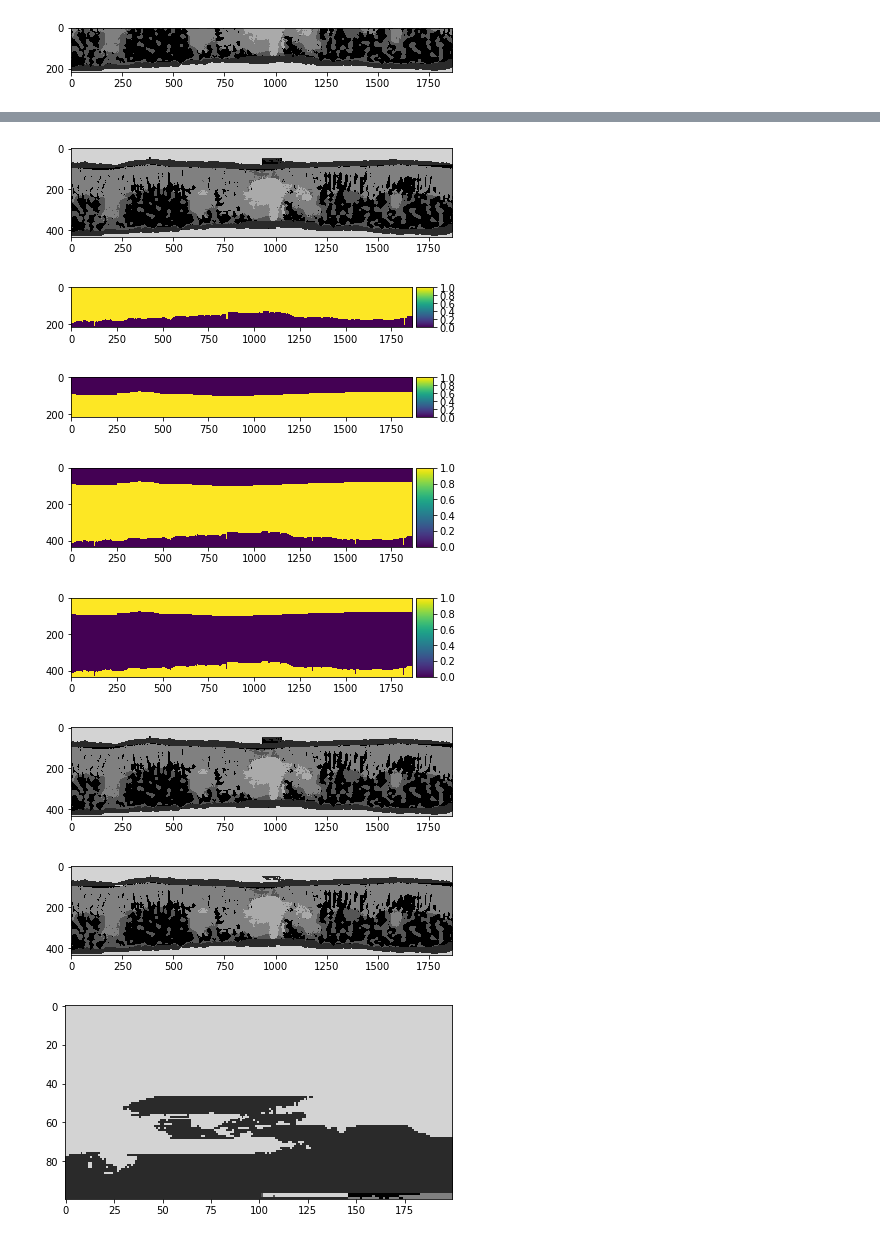
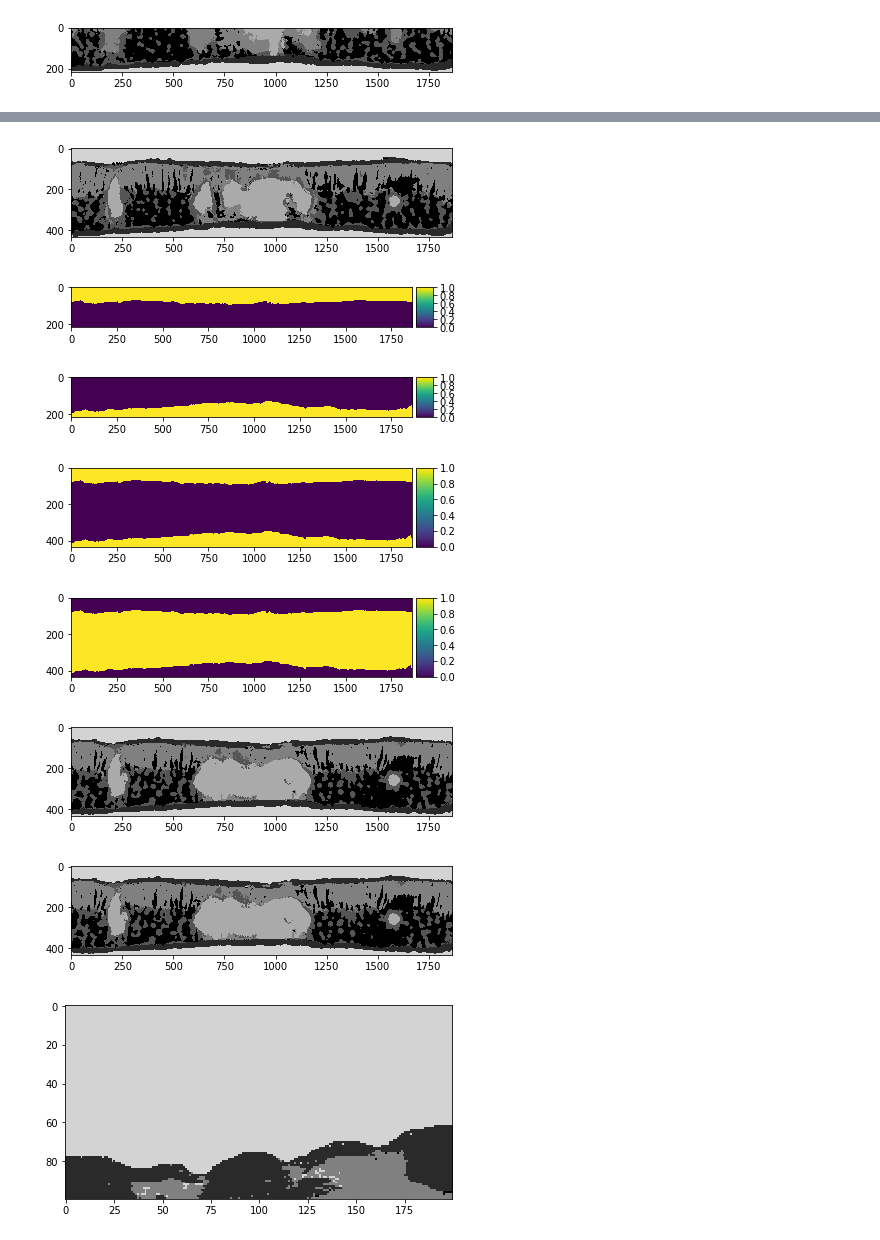
Before and after one commit to masonearles/3DLeafCT, a Jupyter notebook: ML_microCT/jupyter/3DLeafSeg_Postprocess.ipynb, the cells around one changed output, grey strips where cells are left out. Saved outputs shown, nothing was run; the diff lists cells and outputs as text; code cells hidden in the pictures.

```diff
--- a/ML_microCT/jupyter/3DLeafSeg_Postprocess.ipynb
+++ b/ML_microCT/jupyter/3DLeafSeg_Postprocess.ipynb
@@ -304,13 +284,14 @@ io.show()
 rangeA = range(0,img3.shape[1]/2)
 tileA = np.tile(rangeA,(img3.shape[2],img3.shape[0],1))
 tileA = np.moveaxis(tileA,[0,1,2],[2,0,1])
+tileB = np.flip(tileA,1)
 io.imshow(tileA[0,:,:])
 io.show()
-# Define 3D array of distances from upper value of image.shape[1] to median value
-rangeB = range(img3.shape[1]/2,img3.shape[1])
-tileB = np.tile(rangeB,(img3.shape[2],img3.shape[0],1))
-tileB = np.moveaxis(tileB,[0,1,2],[2,0,1])
-tileB = np.flip(tileB,1)
+# # Define 3D array of distances from upper value of image.shape[1] to median value
+# rangeB = range(img3.shape[1]/2,img3.shape[1])
+# tileB = np.tile(rangeB,(img3.shape[2],img3.shape[0],1))
+# tileB = np.moveaxis(tileB,[0,1,2],[2,0,1])
+# # tileB = np.flip(tileB,1)
 io.imshow(tileB[0,:,:])
 io.show()
 # %% [output]
@@ -447,26 +441,27 @@ epi_inner_down = (epi_inner_down==0)*1
 # epi_inner_invert = (epi_inner==0)*1
 
 #add lower and upper halves
-epi_inner_fill = np.concatenate((epi_inner_down,epi_inner_up), axis = 1)
+# epi_inner_fill = np.concatenate((epi_inner_down,epi_inner_up), axis = 1)
+epi_inner_fill = np.concatenate((epi_inner_up,epi_inner_down), axis = 1)
 epi_inner_fill_invert = (epi_inner_fill==0)*1
 # %%
-m = 0
+m = 10
 io.imshow(img3[m,:,:])
 io.show()
 io.imshow(epi_inner_up[m,:,:])
 io.show()
 io.imshow(epi_inner_down[m,:,:])
 io.show()
 io.imshow(epi_inner_fill[m,:,:])
 io.show()
 io.imshow(epi_inner_fill_invert[m,:,:])
 io.show()
 # %% [output]
-[figure, old version]
+[figure, new version]
-[figure, old version]
+[figure, new version]
-[figure, old version]
+[figure, new version]
-[figure, old version]
+[figure, new version]
-[figure, old version]
+[figure, new version]
 # %%
 # Set all background identified as IAS that lies outside epidermal boundaries as BG
 # Set all IAS identified as BG that lies within epidermal boundaries as IAS
@@ -477,5 +472,5 @@ img4[(img4==ias)*(epi_out==1)] = bg
 # %%
-x = 0
+x = 28
 io.imshow(img3[x,:,:])
 io.show()
 io.imshow(img4[x,:,:])
@@ -483,9 +478,9 @@ io.show()
 io.imshow(img4[x,0:100,900:1100])
 io.show()
 # %% [output]
-[figure, old version]
+[figure, new version]
-[figure, old version]
+[figure, new version]
-[figure, old version]
+[figure, new version]
 # %%
 # Save post-processed predicted stack
 io.imsave(filepath+results_folder+'/prediction_postprocess_new.tif', img4)
```
Also changed, not shown: parts of 11 cells of this notebook, 1 other file.
